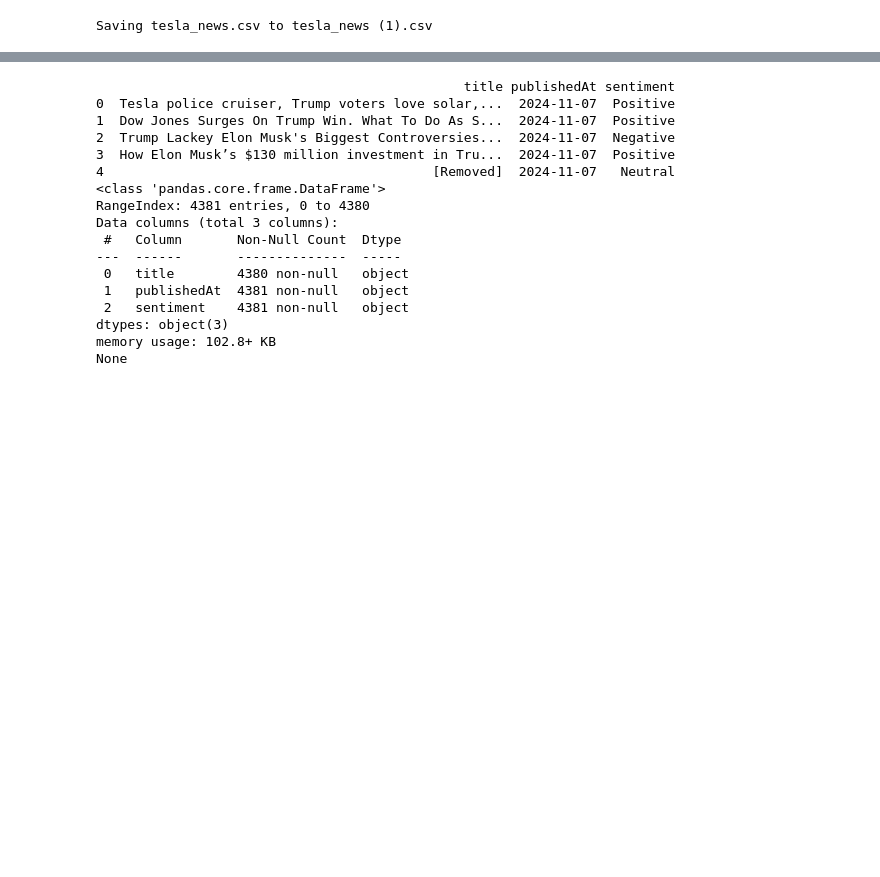
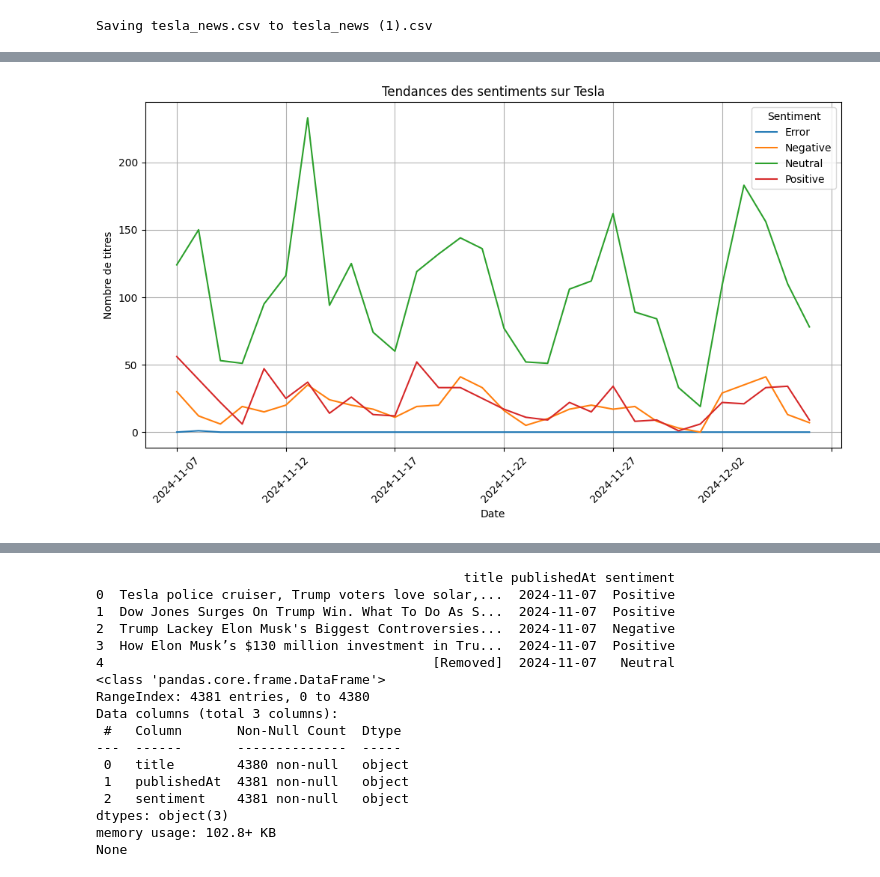
Before and after one commit to GaetanAm/Sentiment-Analysis-and-Impact-on-Financial-Markets, a Jupyter notebook: notebooks/Stage1.ipynb, the cells around one changed output, grey strips where cells are left out. Drawn from its saved outputs; the diff is of its cells as text; code cells hidden in the pictures; blank space fills up the shorter version.

```diff
--- a/notebooks/Stage1.ipynb
+++ b/notebooks/Stage1.ipynb
@@ -281,0 +373,13 @@ Saving tesla_news.csv to tesla_news (1).csv
+# %%
+sentiment_trend = tesla_news.groupby(['publishedAt', 'sentiment']).size().unstack(fill_value=0)
+
+# Tracer les tendances
+sentiment_trend.plot(kind='line', figsize=(12, 6), title='Tendances des sentiments sur Tesla')
+plt.xlabel('Date')
+plt.ylabel('Nombre de titres')
+plt.grid(True)
+plt.xticks(rotation=45)
+plt.legend(title='Sentiment')
+plt.show()
+# %% [output]
+[figure, added]
```
Also changed, not shown: parts of 11 cells of this notebook.
